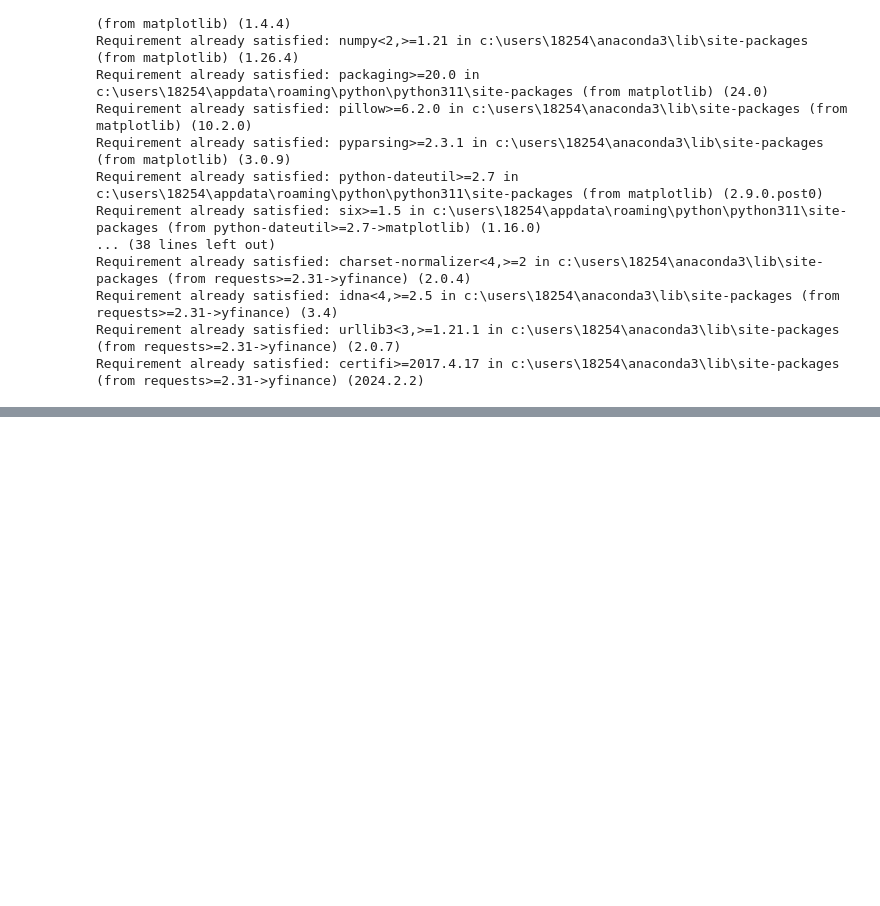
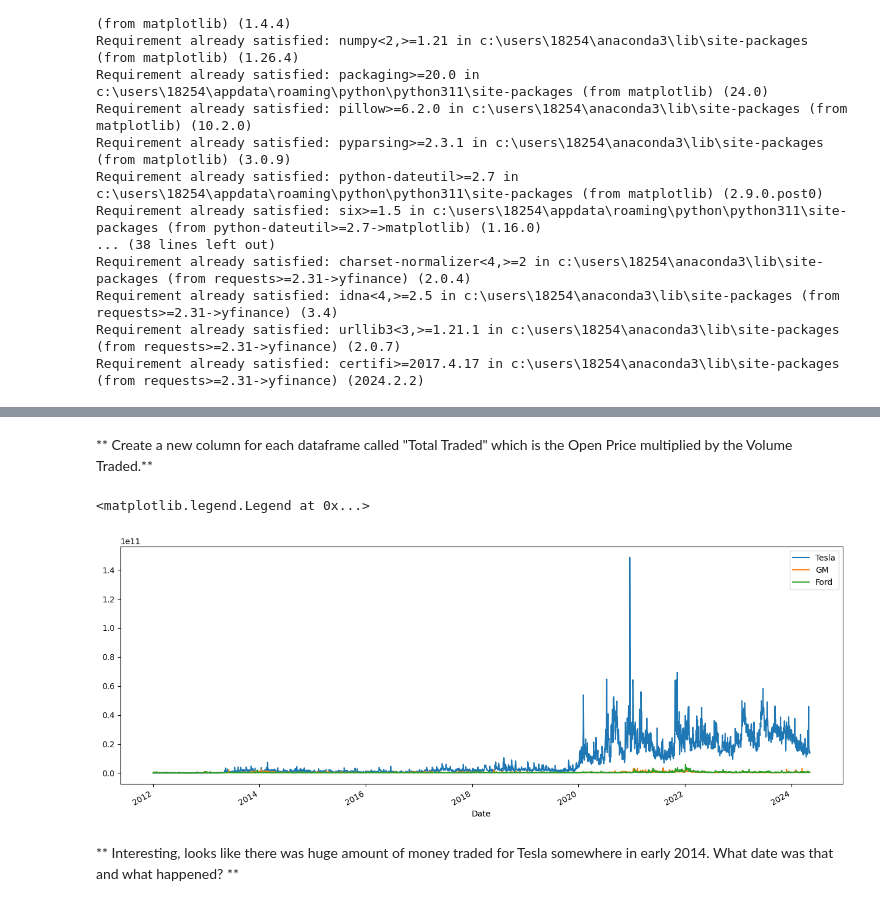
Before and after one commit to PATELALISH/Capstone-Stock-Market-Analysis, a Jupyter notebook: Questions Notebook/New Stock Market Analysis Project.ipynb, the cells around one changed output, grey strips where cells are left out. Drawn from its saved outputs; the diff is of its cells as text; code cells hidden in the pictures; blank space fills up the shorter version.

```diff
--- a/Questions Notebook/New Stock Market Analysis Project.ipynb
+++ b/Questions Notebook/New Stock Market Analysis Project.ipynb
@@ -34,0 +208,16 @@ import os
+# %% [markdown]
+** Create a new column for each dataframe called "Total Traded" which is the Open Price multiplied by the Volume Traded.**
+# %%
+tesla['Total Traded'] = tesla['Open']*tesla['Volume']
+gm['Total Traded'] = gm['Open']*gm['Volume']
+ford['Total Traded'] = ford['Open']*ford['Volume']
+# %%
+tesla['Total Traded'].plot(label='Tesla',figsize=(16,6))
+gm['Total Traded'].plot(label='GM')
+ford['Total Traded'].plot(label='Ford')
+plt.legend()
+# %% [output]
+<matplotlib.legend.Legend at 0x...>
+[figure, added]
+# %% [markdown]
+** Interesting, looks like there was huge amount of money traded for Tesla somewhere in early 2014. What date was that and what happened? **
```
Also changed, not shown: parts of 24 cells of this notebook.
